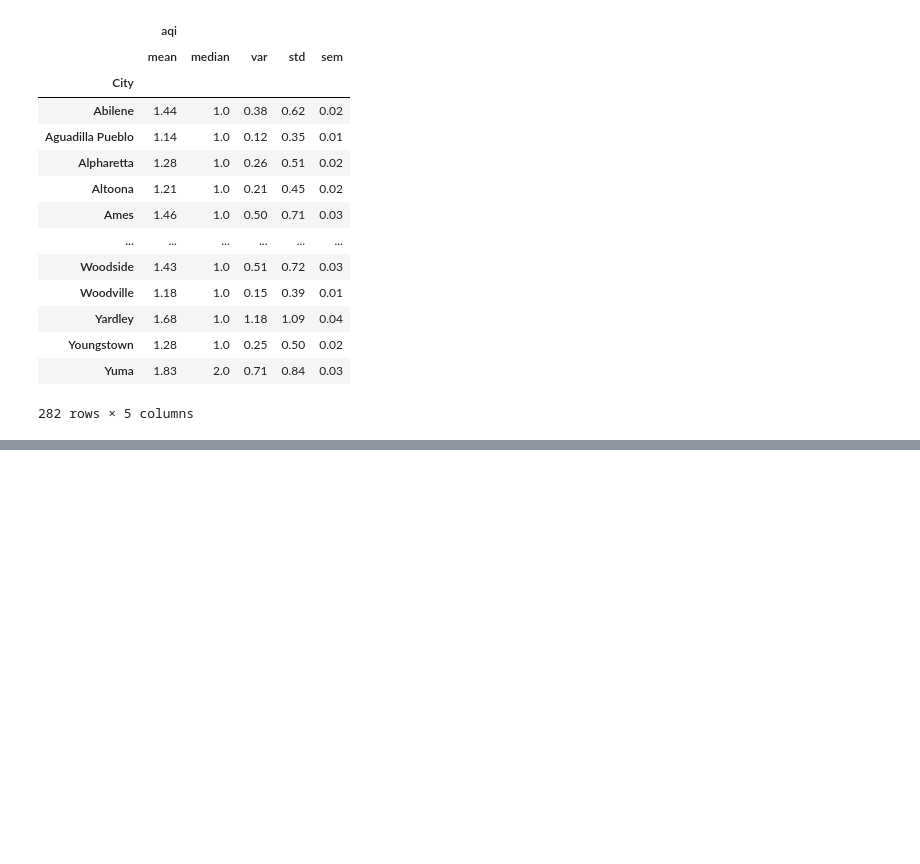
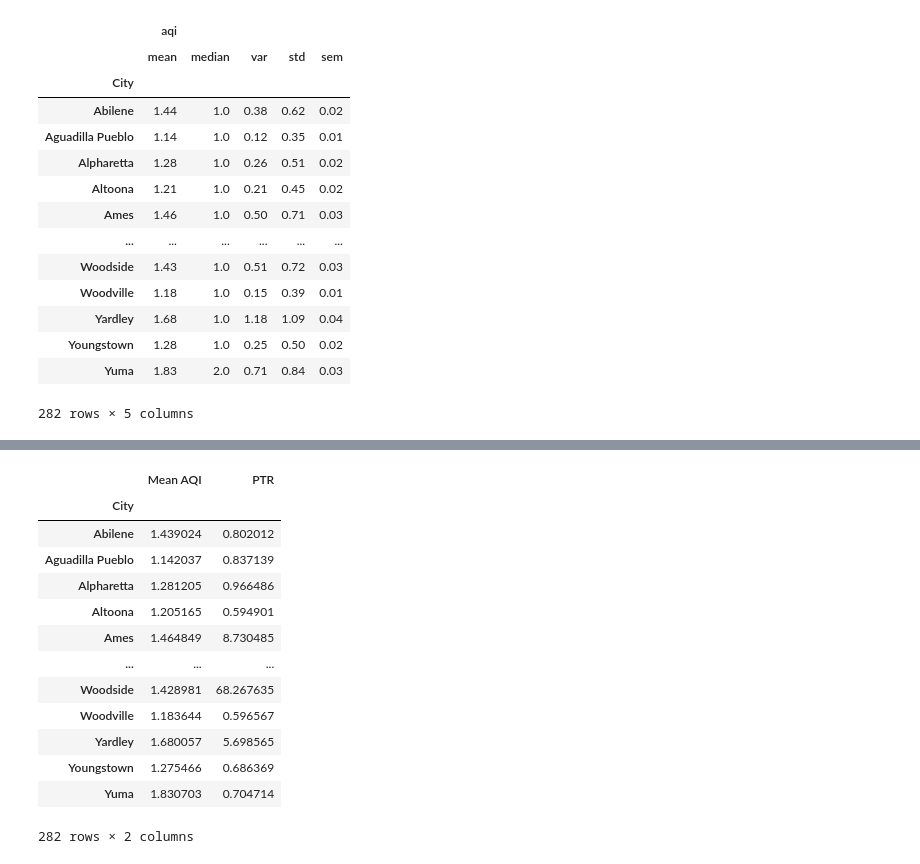
Before and after one commit to khartmann5/Project_01, a Jupyter notebook: Air_Quality_Data.ipynb, the cells around one changed output, grey strips where cells are left out. Drawn from its saved outputs; the diff is of its cells as text; code cells hidden in the pictures; blank space fills up the shorter version.

```diff
--- a/Air_Quality_Data.ipynb
+++ b/Air_Quality_Data.ipynb
@@ -201,0 +223,25 @@ readSummary_df
+# %%
+bycity_df = total_measurements_df
+bycity_df = bycity_df.groupby(["City"])
+
+meanAQI = bycity_df["aqi"].mean()
+ptr = bycity_df["Public Transportation Rate"].mean()
+
+bycity_summary_df = pd.DataFrame({"Mean AQI": meanAQI,
+                                  "PTR": ptr})
+bycity_summary_df
+# %% [output]
+|  | Mean AQI | PTR |
+| City |  |  |
+| Abilene | 1.439024 | 0.802012 |
+| Aguadilla Pueblo | 1.142037 | 0.837139 |
+| Alpharetta | 1.281205 | 0.966486 |
+| Altoona | 1.205165 | 0.594901 |
+| Ames | 1.464849 | 8.730485 |
+| ... | ... | ... |
+| Woodside | 1.428981 | 68.267635 |
+| Woodville | 1.183644 | 0.596567 |
+| Yardley | 1.680057 | 5.698565 |
+| Youngstown | 1.275466 | 0.686369 |
+| Yuma | 1.830703 | 0.704714 |
+282 rows × 2 columns
```
Also changed, not shown: parts of 5 cells of this notebook.
